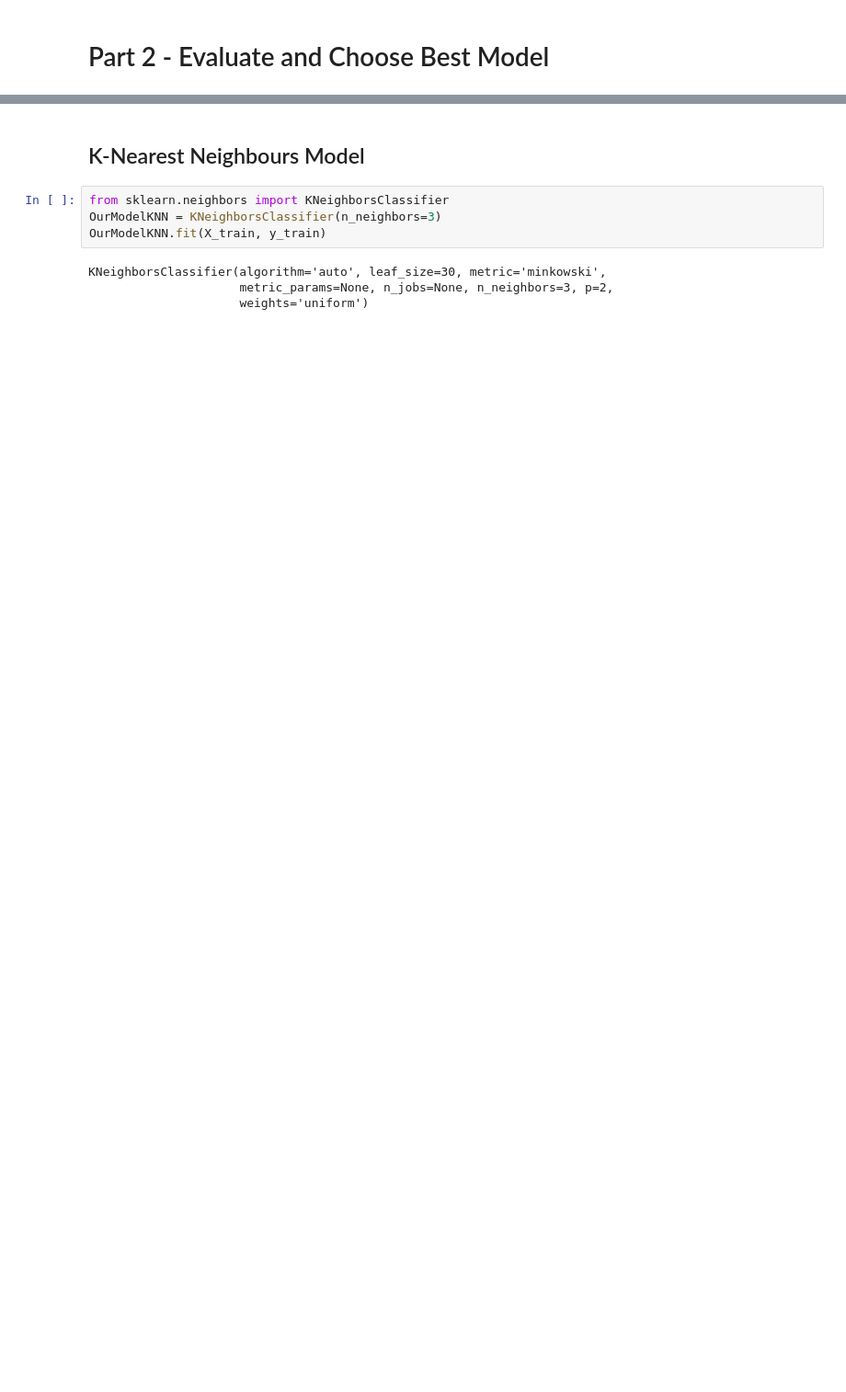
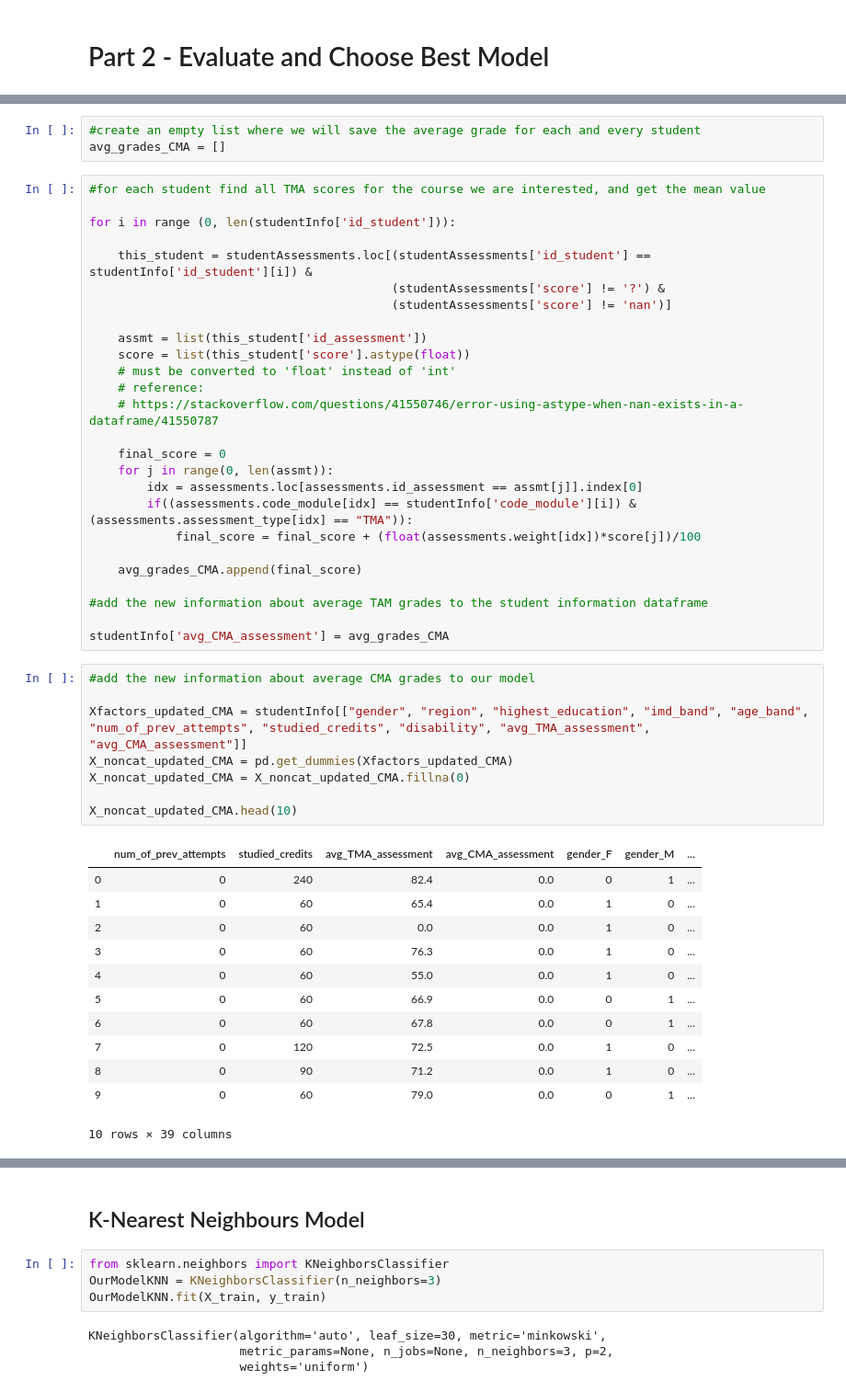
Before and after one commit to enliktjioe/PythonProjects, a Jupyter notebook: UT_LearningAnalytics/Assignment2.ipynb, the cells around one changed output, grey strips where cells are left out. Shown: that part at 92% size. Cells and saved outputs as stored; diff of their text form; blank space fills up the shorter version.

Commit message:
Completed Assignment 2 Learning Analytics Course

```diff
--- a/UT_LearningAnalytics/Assignment2.ipynb
+++ b/UT_LearningAnalytics/Assignment2.ipynb
@@ -233,0 +211,50 @@ As we can see, the total misclassified people, 763 + 866 = 1629, more than 50% i
+# %%
+#create an empty list where we will save the average grade for each and every student
+avg_grades_CMA = []
+# %%
+#for each student find all TMA scores for the course we are interested, and get the mean value
+
+for i in range (0, len(studentInfo['id_student'])):
+
+    this_student = studentAssessments.loc[(studentAssessments['id_student'] == studentInfo['id_student'][i]) &
+                                          (studentAssessments['score'] != '?') &
+                                          (studentAssessments['score'] != 'nan')]
+
+    assmt = list(this_student['id_assessment'])
+    score = list(this_student['score'].astype(float))
+    # must be converted to 'float' instead of 'int'
+    # reference:
+    # https://stackoverflow.com/questions/41550746/error-using-astype-when-nan-exists-in-a-dataframe/41550787
+
+    final_score = 0
+    for j in range(0, len(assmt)):
+        idx = assessments.loc[assessments.id_assessment == assmt[j]].index[0]
+        if((assessments.code_module[idx] == studentInfo['code_module'][i]) & (assessments.assessment_type[idx] == "TMA")):
+            final_score = final_score + (float(assessments.weight[idx])*score[j])/100
+
+    avg_grades_CMA.append(final_score)
+
+#add the new information about average TAM grades to the student information dataframe
+
+studentInfo['avg_CMA_assessment'] = avg_grades_CMA
+# %%
+#add the new information about average CMA grades to our model
+
+Xfactors_updated_CMA = studentInfo[["gender", "region", "highest_education", "imd_band", "age_band", "num_of_prev_attempts", "studied_credits", "disability", "avg_TMA_assessment", "avg_CMA_assessment"]]
+X_noncat_updated_CMA = pd.get_dummies(Xfactors_updated_CMA)
+X_noncat_updated_CMA = X_noncat_updated_CMA.fillna(0)
+
+X_noncat_updated_CMA.head(10)
+# %% [output]
+|  | num_of_prev_attempts | studied_credits | avg_TMA_assessment | avg_CMA_assessment | gender_F | gender_M | ... |
+| 0 | 0 | 240 | 82.4 | 0.0 | 0 | 1 | ... |
+| 1 | 0 | 60 | 65.4 | 0.0 | 1 | 0 | ... |
+| 2 | 0 | 60 | 0.0 | 0.0 | 1 | 0 | ... |
+| 3 | 0 | 60 | 76.3 | 0.0 | 1 | 0 | ... |
+| 4 | 0 | 60 | 55.0 | 0.0 | 1 | 0 | ... |
+| 5 | 0 | 60 | 66.9 | 0.0 | 0 | 1 | ... |
+| 6 | 0 | 60 | 67.8 | 0.0 | 0 | 1 | ... |
+| 7 | 0 | 120 | 72.5 | 0.0 | 1 | 0 | ... |
+| 8 | 0 | 90 | 71.2 | 0.0 | 1 | 0 | ... |
+| 9 | 0 | 60 | 79.0 | 0.0 | 0 | 1 | ... |
+10 rows × 39 columns
```
Also changed, not shown: parts of 25 cells of this notebook, 2 other files.
